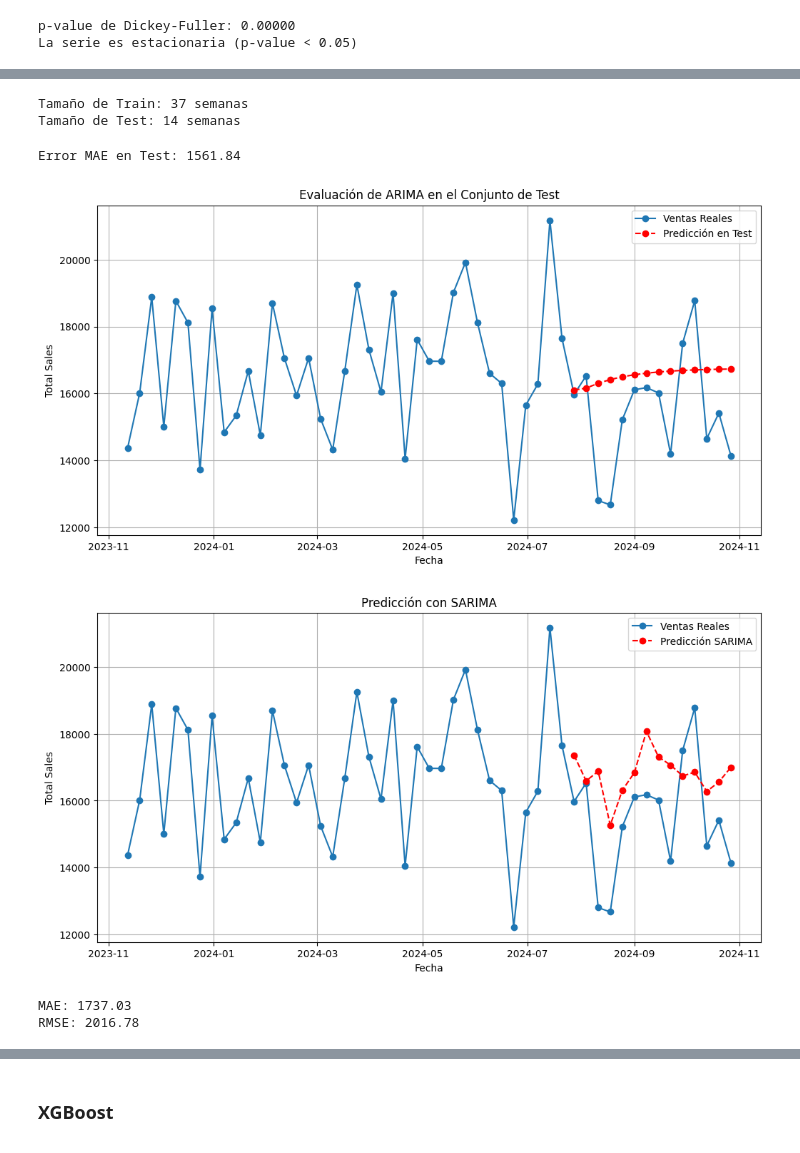
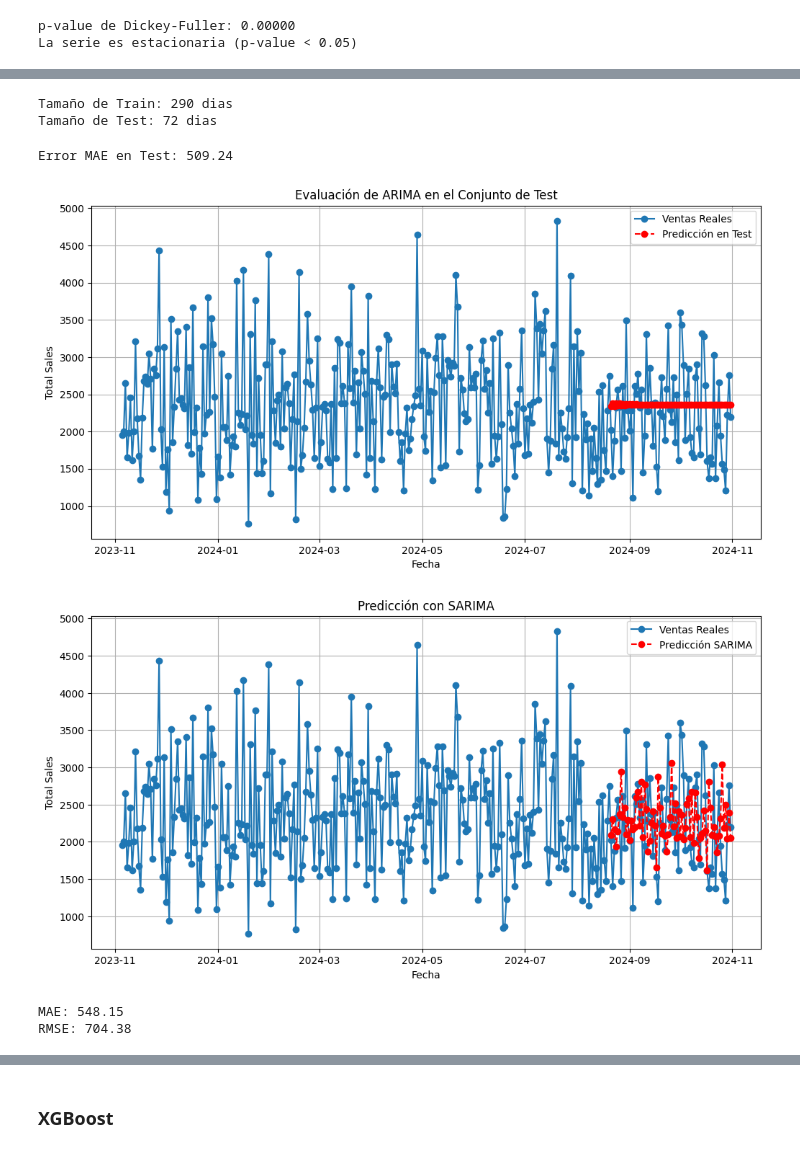
Before and after one commit to abdonrb/proyecto-ml, a Jupyter notebook: ML/models/trained/Time_series_arima.ipynb, the cells around one changed output, grey strips where cells are left out. Cells and saved outputs as stored; diff of their text form; code cells hidden in the pictures.

```diff
--- a/ML/models/trained/Time_series_arima.ipynb
+++ b/ML/models/trained/Time_series_arima.ipynb
@@ -36,12 +36,9 @@ df.drop(df[(df['Order_Date'].dt.month == 11) & (df['Order_Date'].dt.year == 2024
 # Asegurar que las fechas sean de tipo datetime
 df['Order_Date'] = pd.to_datetime(df['Order_Date'])
 
-# Agrupar por mes y sumar las ventas
-df_weekly = df.groupby(df['Order_Date'].dt.to_period('W'))['Total_Sales'].sum().reset_index()
+df_daily = df.groupby(df['Order_Date'].dt.to_period('D'))['Total_Sales'].sum().reset_index()
 
-# Convertir 'Order_Date' de Period a Timestamp
-df_weekly['Order_Date'] = df_weekly['Order_Date'].dt.to_timestamp()
+df_daily['Order_Date'] = df_daily['Order_Date'].dt.to_timestamp()
 
-# Verificar los datos después de la agrupación
-print(df_weekly.head())
+df_daily.head()
 # %% [output]
@@ -54,3 +51,3 @@ print(df_weekly.head())
 # %%
-df_weekly.set_index('Order_Date',inplace=True)
+df_daily.set_index('Order_Date',inplace=True)
 # %%
@@ -79,0 +70,2 @@ df_weekly.drop(index=df_weekly.index[-1], inplace=True)
+# %%
+df_daily = df_daily.asfreq('D')
@@ -117,14 +111,14 @@ plt.show()
 # %%
-train = df_weekly.iloc[:37]
-test = df_weekly.iloc[37:]
+train = df_daily.iloc[:290]
+test = df_daily.iloc[290:]
 
-print(f"Tamaño de Train: {len(train)} semanas")
-print(f"Tamaño de Test: {len(test)} semanas")
+print(f"Tamaño de Train: {len(train)} dias")
+print(f"Tamaño de Test: {len(test)} dias")
 # %% [output]
-Tamaño de Train: 37 semanas
-Tamaño de Test: 14 semanas
+Tamaño de Train: 290 dias
+Tamaño de Test: 72 dias
 # %%
-model = ARIMA(train['Total_Sales'], order=(1,0,2)).fit()
+model = ARIMA(train['Total_Sales'], order=(1,0,1)).fit()
 
 # Hacer predicciones en el conjunto de Test
 test_pred = model.forecast(steps=len(test))
@@ -133,12 +127,12 @@ test_pred = model.forecast(steps=len(test))
 mae = mean_absolute_error(test, test_pred)
 print(f"Error MAE en Test: {mae:.2f}")
 # %% [output]
-Error MAE en Test: 1561.84
+Error MAE en Test: 509.24
 # %%
 plt.figure(figsize=(12,6))
 
 # Graficar las ventas reales
-plt.plot(df_weekly.index, df_weekly['Total_Sales'], label='Ventas Reales', marker='o')
+plt.plot(df_daily.index, df_daily['Total_Sales'], label='Ventas Reales', marker='o')
 
 # Graficar predicciones en Test
 plt.plot(test.index, test_pred, label='Predicción en Test', linestyle='dashed', marker='o', color='red')
@@ -151,23 +145,22 @@ plt.legend()
 plt.grid()
 plt.show()
 # %% [output]
-[figure, old version]
+[figure, new version]
 # %%
-model_sarima = SARIMAX(train['Total_Sales'], order=(1,0,2), seasonal_order=(1,0,2,8)).fit()
+model_sarima = SARIMAX(train['Total_Sales'], order=(0,0,2), seasonal_order=(1,0,2,30)).fit()
 test_pred_sarima = model_sarima.forecast(steps=len(test))
-test_pred_sarima = test_pred_sarima
 
 plt.figure(figsize=(12,6))
-plt.plot(df_weekly.index, df_weekly['Total_Sales'], label='Ventas Reales', marker='o')
+plt.plot(df_daily.index, df_daily['Total_Sales'], label='Ventas Reales', marker='o')
 plt.plot(test.index, test_pred_sarima, label='Predicción SARIMA', linestyle='dashed', marker='o', color='red')
 plt.xlabel('Fecha')
 plt.ylabel('Total Sales')
 plt.title('Predicción con SARIMA')
 plt.legend()
 plt.grid()
 plt.show();
 # %% [output]
-[figure, old version]
+[figure, new version]
 # %%
 mae = mean_absolute_error(test,test_pred_sarima)
 rmse = root_mean_squared_error(test,test_pred_sarima)
@@ -175,8 +168,8 @@ rmse = root_mean_squared_error(test,test_pred_sarima)
 print(f"MAE: {mae:.2f}")
 print(f"RMSE: {rmse:.2f}")
 # %% [output]
-MAE: 1737.03
-RMSE: 2016.78
+MAE: 548.15
+RMSE: 704.38
 # %%
 forecaster = ForecasterSarimax(
     regressor=Sarimax(
```
Also changed, not shown: parts of 23 cells of this notebook.
